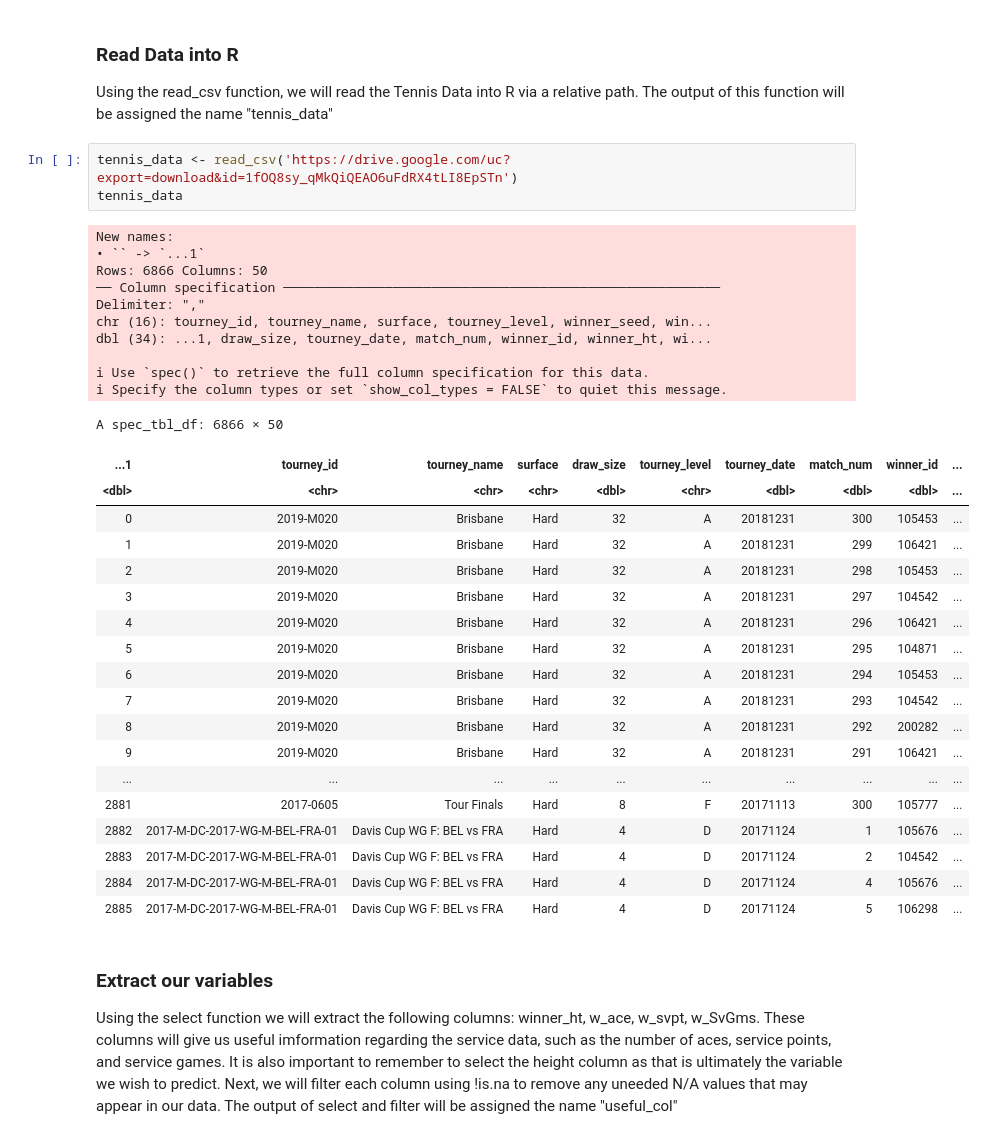
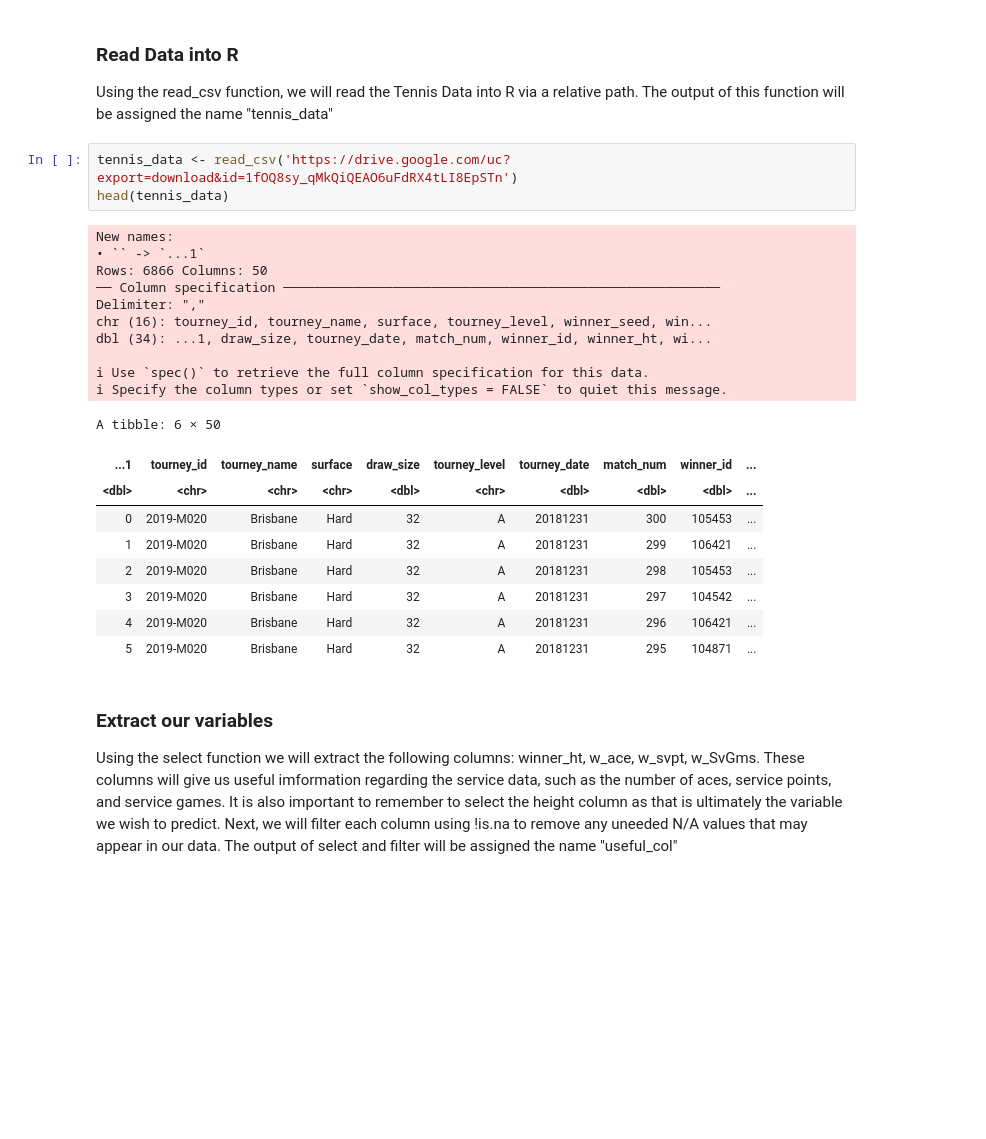
Before and after one commit to Tom0809/Group-Project, a Jupyter notebook: Group Project.ipynb, the cells around one changed output. Cells and saved outputs as stored; diff of their text form; blank space fills up the shorter version.

```diff
--- a/Group Project.ipynb
+++ b/Group Project.ipynb
@@ -37,37 +19,27 @@ library(tidymodels)
 Using the read_csv function, we will read the Tennis Data into R via a relative path. The output of this function will be assigned the name "tennis_data"
 # %%
 tennis_data <- read_csv('https://drive.google.com/uc?export=download&id=1fOQ8sy_qMkQiQEAO6uFdRX4tLI8EpSTn')
-tennis_data
+head(tennis_data)
 # %% [output]
 New names:
 • `` -> `...1`
 Rows: 6866 Columns: 50
 ── Column specification ────────────────────────────────────────────────────────
 Delimiter: ","
 chr (16): tourney_id, tourney_name, surface, tourney_level, winner_seed, win...
 dbl (34): ...1, draw_size, tourney_date, match_num, winner_id, winner_ht, wi...
 
 ℹ Use `spec()` to retrieve the full column specification for this data.
 ℹ Specify the column types or set `show_col_types = FALSE` to quiet this message.
-A spec_tbl_df: 6866 × 50
+A tibble: 6 × 50
 | ...1 | tourney_id | tourney_name | surface | draw_size | tourney_level | tourney_date | match_num | winner_id | ... |
 | <dbl> | <chr> | <chr> | <chr> | <dbl> | <chr> | <dbl> | <dbl> | <dbl> | ... |
 | 0 | 2019-M020 | Brisbane | Hard | 32 | A | 20181231 | 300 | 105453 | ... |
 | 1 | 2019-M020 | Brisbane | Hard | 32 | A | 20181231 | 299 | 106421 | ... |
 | 2 | 2019-M020 | Brisbane | Hard | 32 | A | 20181231 | 298 | 105453 | ... |
 | 3 | 2019-M020 | Brisbane | Hard | 32 | A | 20181231 | 297 | 104542 | ... |
 | 4 | 2019-M020 | Brisbane | Hard | 32 | A | 20181231 | 296 | 106421 | ... |
 | 5 | 2019-M020 | Brisbane | Hard | 32 | A | 20181231 | 295 | 104871 | ... |
-| 6 | 2019-M020 | Brisbane | Hard | 32 | A | 20181231 | 294 | 105453 | ... |
-| 7 | 2019-M020 | Brisbane | Hard | 32 | A | 20181231 | 293 | 104542 | ... |
-| 8 | 2019-M020 | Brisbane | Hard | 32 | A | 20181231 | 292 | 200282 | ... |
-| 9 | 2019-M020 | Brisbane | Hard | 32 | A | 20181231 | 291 | 106421 | ... |
-| ... | ... | ... | ... | ... | ... | ... | ... | ... | ... |
-| 2881 | 2017-0605 | Tour Finals | Hard | 8 | F | 20171113 | 300 | 105777 | ... |
-| 2882 | 2017-M-DC-2017-WG-M-BEL-FRA-01 | Davis Cup WG F: BEL vs FRA | Hard | 4 | D | 20171124 | 1 | 105676 | ... |
-| 2883 | 2017-M-DC-2017-WG-M-BEL-FRA-01 | Davis Cup WG F: BEL vs FRA | Hard | 4 | D | 20171124 | 2 | 104542 | ... |
-| 2884 | 2017-M-DC-2017-WG-M-BEL-FRA-01 | Davis Cup WG F: BEL vs FRA | Hard | 4 | D | 20171124 | 4 | 105676 | ... |
-| 2885 | 2017-M-DC-2017-WG-M-BEL-FRA-01 | Davis Cup WG F: BEL vs FRA | Hard | 4 | D | 20171124 | 5 | 106298 | ... |
 # %% [markdown]
 ### Extract our variables
 
```
Also changed, not shown: parts of 21 cells of this notebook.
